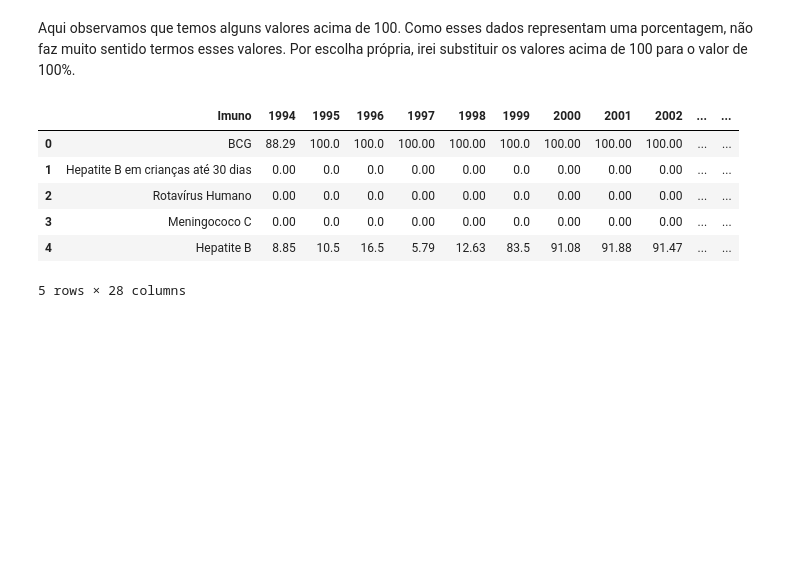
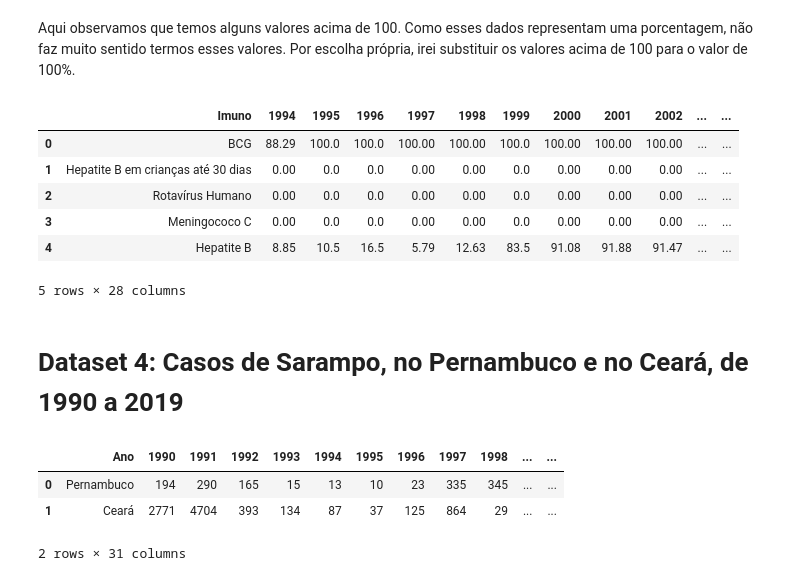
Before and after one commit to diascarolina/vacinacao-geral-no-brasil, a Jupyter notebook: notebooks/limpeza_dados.ipynb, the cells around one changed output. Cells and saved outputs as stored; diff of their text form; code cells hidden in the pictures; blank space fills up the shorter version.

```diff
--- a/notebooks/limpeza_dados.ipynb
+++ b/notebooks/limpeza_dados.ipynb
@@ -186,3 +186,19 @@ cv_reg_ano.head()
 # %%
 # salvar em um novo csv
 cv_reg_ano.to_csv('../dados/clean/cv_reg_ano.csv', index = False, encoding = 'ISO-8859-1')
+# %% [markdown]
+# Dataset 4: Casos de Sarampo, no Pernambuco e no Ceará, de 1990 a 2019
+# %%
+casos_sarampo = pd.read_csv('../dados/raw/casos_sarampo_pe_ce_1990_2019.csv',
+                            skiprows = 1,
+                            skipfooter = 7,
+                            thousands = '.',
+                            decimal = ',',
+                            engine = 'python')
+# %%
+casos_sarampo
+# %% [output]
+|  | Ano | 1990 | 1991 | 1992 | 1993 | 1994 | 1995 | 1996 | 1997 | 1998 | ... | ... |
+| 0 | Pernambuco | 194 | 290 | 165 | 15 | 13 | 10 | 23 | 335 | 345 | ... | ... |
+| 1 | Ceará | 2771 | 4704 | 393 | 134 | 87 | 37 | 125 | 864 | 29 | ... | ... |
+2 rows × 31 columns
```
Also changed, not shown: parts of 4 cells of this notebook, 3 other files.
